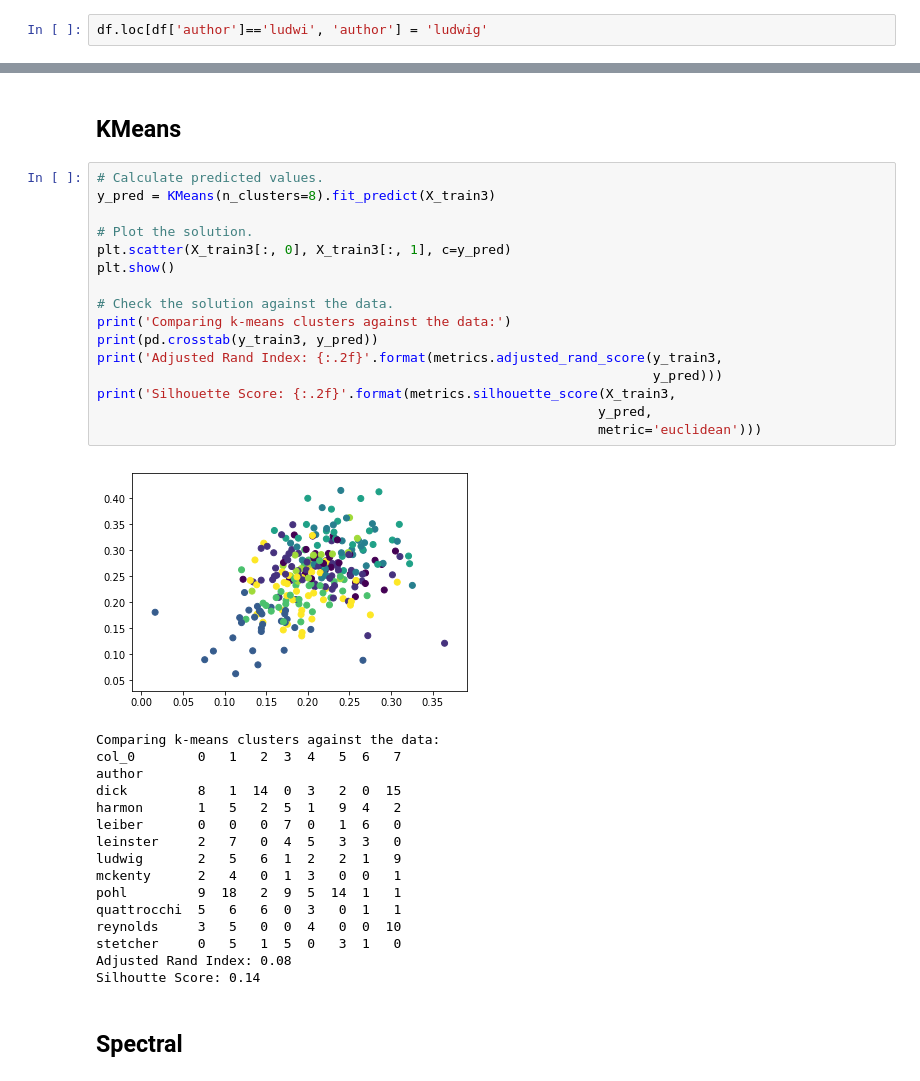
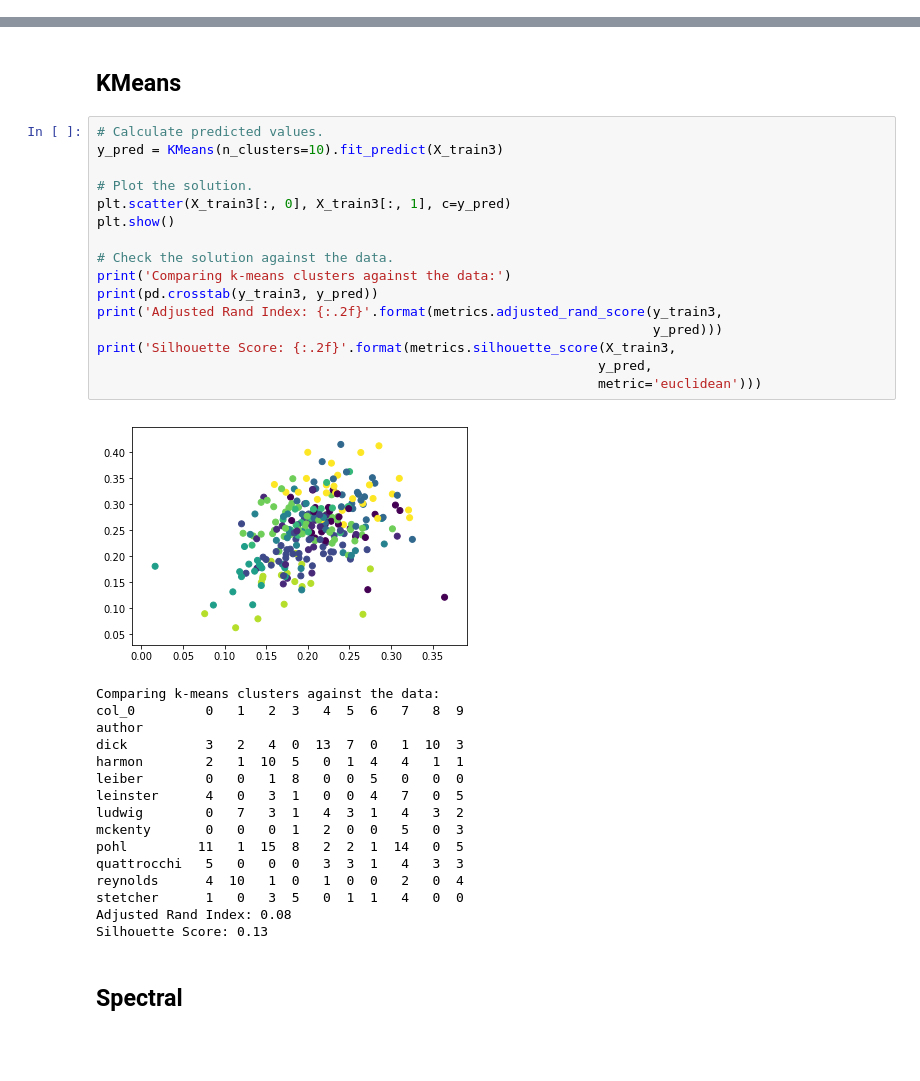
Before and after one commit to cbevis/U4_Capstone, a Jupyter notebook: U4_Capstone.ipynb, the cells around one changed output, grey strips where cells are left out. Saved outputs shown, nothing was run; the diff lists cells and outputs as text; blank space fills up the shorter version.

```diff
--- a/U4_Capstone.ipynb
+++ b/U4_Capstone.ipynb
@@ -171,5 +156,3 @@ df = df.drop([166, 331], axis=0).reset_index()
 df.shape
 # %% [output]
 (356, 4)
-# %%
-df.loc[df['author']=='ludwi', 'author'] = 'ludwig'
@@ -484,37 +545,37 @@ Adjusted Rand Index: 0.00
 ## KMeans
 # %%
 # Calculate predicted values.
-y_pred = KMeans(n_clusters=8).fit_predict(X_train3)
+y_pred = KMeans(n_clusters=10).fit_predict(X_train3)
 
 # Plot the solution.
 plt.scatter(X_train3[:, 0], X_train3[:, 1], c=y_pred)
 plt.show()
 
 # Check the solution against the data.
 print('Comparing k-means clusters against the data:')
 print(pd.crosstab(y_train3, y_pred))
 print('Adjusted Rand Index: {:.2f}'.format(metrics.adjusted_rand_score(y_train3,
                                                                        y_pred)))
 print('Silhouette Score: {:.2f}'.format(metrics.silhouette_score(X_train3,
                                                                 y_pred,
                                                                 metric='euclidean')))
 # %% [output]
-[figure, old version]
+[figure, new version]
 Comparing k-means clusters against the data:
-col_0        0   1   2  3  4   5  6   7
+col_0         0   1   2  3   4  5  6   7   8  9
 author
-dick         8   1  14  0  3   2  0  15
-harmon       1   5   2  5  1   9  4   2
-leiber       0   0   0  7  0   1  6   0
-leinster     2   7   0  4  5   3  3   0
-ludwig       2   5   6  1  2   2  1   9
-mckenty      2   4   0  1  3   0  0   1
-pohl         9  18   2  9  5  14  1   1
-quattrocchi  5   6   6  0  3   0  1   1
-reynolds     3   5   0  0  4   0  0  10
-stetcher     0   5   1  5  0   3  1   0
+dick          3   2   4  0  13  7  0   1  10  3
+harmon        2   1  10  5   0  1  4   4   1  1
+leiber        0   0   1  8   0  0  5   0   0  0
+leinster      4   0   3  1   0  0  4   7   0  5
+ludwig        0   7   3  1   4  3  1   4   3  2
+mckenty       0   0   0  1   2  0  0   5   0  3
+pohl         11   1  15  8   2  2  1  14   0  5
+quattrocchi   5   0   0  0   3  3  1   4   3  3
+reynolds      4  10   1  0   1  0  0   2   0  4
+stetcher      1   0   3  5   0  1  1   4   0  0
 Adjusted Rand Index: 0.08
-Silhoutte Score: 0.14
+Silhouette Score: 0.13
 # %% [markdown]
 ## Spectral
 # %%
```
Also changed, not shown: parts of 48 cells of this notebook.
